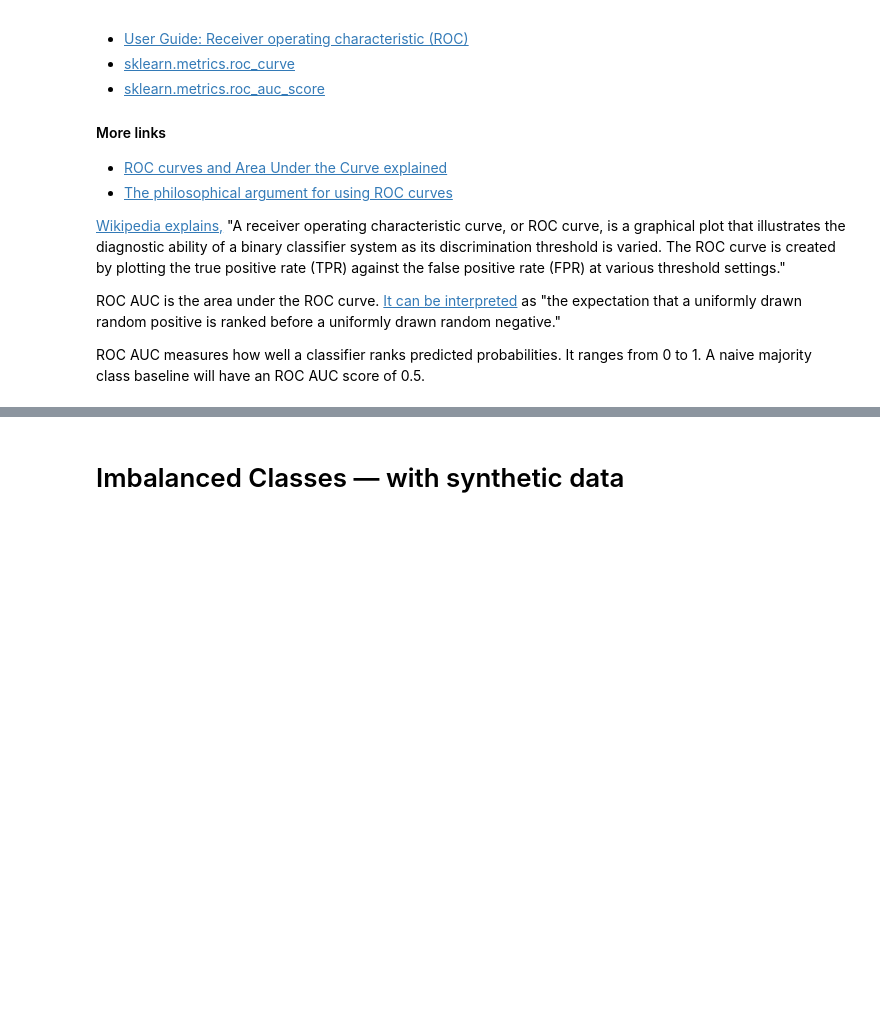
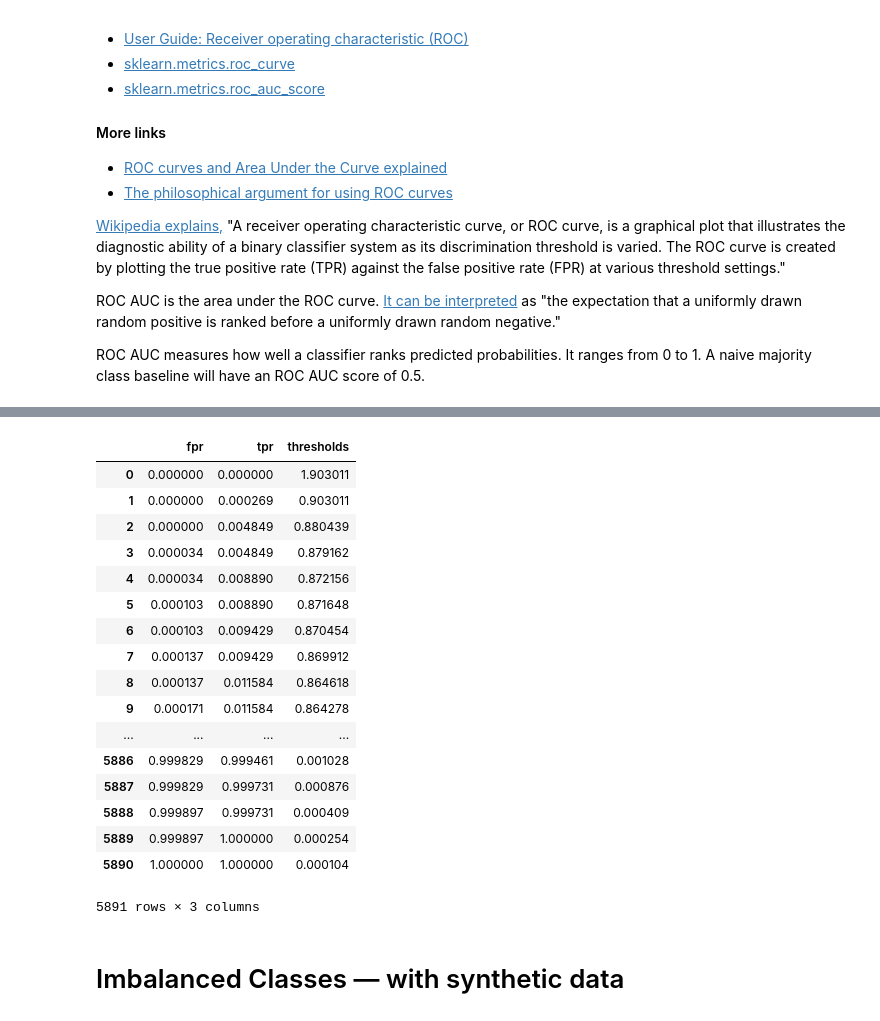
Before and after one commit to LambdaSchool/DS-Unit-2-Sprint-3-Classification-Validation, a Jupyter notebook: module3-classification-metrics/LS_DS_242_Validate_classification_problems_LIVE_LESSON.ipynb, the cells around one changed output, grey strips where cells are left out. Drawn from its saved outputs; the diff is of its cells as text; code cells hidden in the pictures; blank space fills up the shorter version.

```diff
--- a/module3-classification-metrics/LS_DS_242_Validate_classification_problems_LIVE_LESSON.ipynb
+++ b/module3-classification-metrics/LS_DS_242_Validate_classification_problems_LIVE_LESSON.ipynb
@@ -234,4 +245,26 @@ Area under the Receiver Operating Characteristic curve: 0.7885657039374834
 [figure]
+# %%
+#False Positive Rate, True Positive Rate, Thresholds
+pd.DataFrame(dict(fpr=fpr, tpr=tpr, thresholds=thresholds))
+# %% [output]
+|  | fpr | tpr | thresholds |
+| 0 | 0.000000 | 0.000000 | 1.903011 |
+| 1 | 0.000000 | 0.000269 | 0.903011 |
+| 2 | 0.000000 | 0.004849 | 0.880439 |
+| 3 | 0.000034 | 0.004849 | 0.879162 |
+| 4 | 0.000034 | 0.008890 | 0.872156 |
+| 5 | 0.000103 | 0.008890 | 0.871648 |
+| 6 | 0.000103 | 0.009429 | 0.870454 |
+| 7 | 0.000137 | 0.009429 | 0.869912 |
+| 8 | 0.000137 | 0.011584 | 0.864618 |
+| 9 | 0.000171 | 0.011584 | 0.864278 |
+| ... | ... | ... | ... |
+| 5886 | 0.999829 | 0.999461 | 0.001028 |
+| 5887 | 0.999829 | 0.999731 | 0.000876 |
+| 5888 | 0.999897 | 0.999731 | 0.000409 |
+| 5889 | 0.999897 | 1.000000 | 0.000254 |
+| 5890 | 1.000000 | 1.000000 | 0.000104 |
+5891 rows × 3 columns
 # %% [markdown]
 # Imbalanced Classes — with synthetic data
 # %% [markdown]
```
Also changed, not shown: parts of 21 cells of this notebook.
